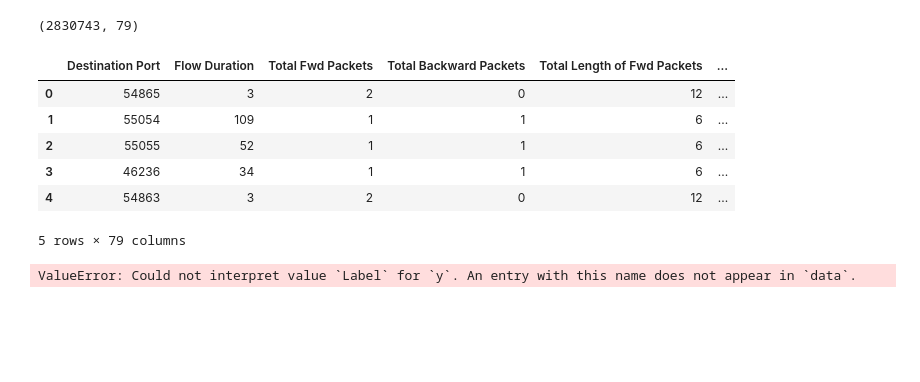
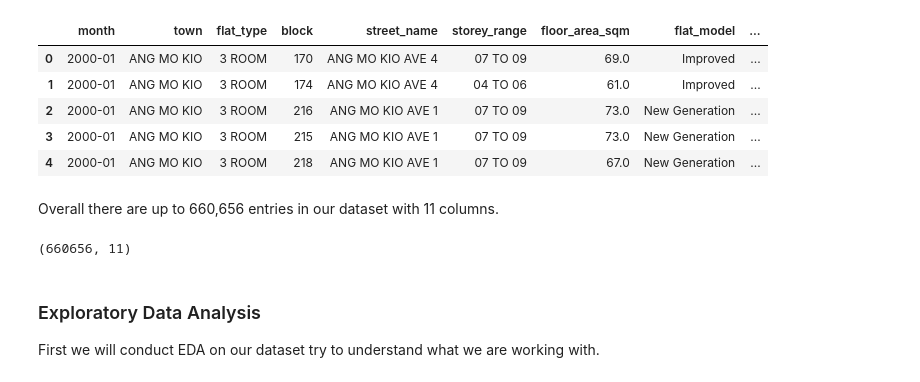
Before and after one commit to Tedyang2003/dsai-hdb-analysis, a Jupyter notebook: submission.ipynb, the cells around one changed output. Cells and saved outputs as stored; diff of their text form; code cells hidden in the pictures; blank space fills up the shorter version.

```diff
--- a/submission.ipynb
+++ b/submission.ipynb
@@ -11,26 +19,23 @@ from sklearn.model_selection import train_test_split, cross_validate
 # %%
-dataframes = []
-path = './datasets'
-for file in os.listdir(path):
-    if file[-3:] == "csv":
-        dataframes.append(pd.read_csv(f"{path}/{file}"))
+dfs = []
+for file in os.listdir('./datasets'):
+    dfs.append(pd.read_csv(f"./datasets/{file}"))
+
+df = pd.concat(dfs)
+df.head()
+# %% [output]
+|  | month | town | flat_type | block | street_name | storey_range | floor_area_sqm | flat_model | ... |
+| 0 | 2000-01 | ANG MO KIO | 3 ROOM | 170 | ANG MO KIO AVE 4 | 07 TO 09 | 69.0 | Improved | ... |
+| 1 | 2000-01 | ANG MO KIO | 3 ROOM | 174 | ANG MO KIO AVE 4 | 04 TO 06 | 61.0 | Improved | ... |
+| 2 | 2000-01 | ANG MO KIO | 3 ROOM | 216 | ANG MO KIO AVE 1 | 07 TO 09 | 73.0 | New Generation | ... |
+| 3 | 2000-01 | ANG MO KIO | 3 ROOM | 215 | ANG MO KIO AVE 1 | 07 TO 09 | 73.0 | New Generation | ... |
+| 4 | 2000-01 | ANG MO KIO | 3 ROOM | 218 | ANG MO KIO AVE 1 | 07 TO 09 | 67.0 | New Generation | ... |
-# %%
-combined_df = pd.concat(dataframes)
-print(combined_df.shape)
-combined_df.rename({
-    ' Label' : 'Label'
-})
-combined_df.head()
-# %% [output]
-(2830743, 79)
-|  | Destination Port | Flow Duration | Total Fwd Packets | Total Backward Packets | Total Length of Fwd Packets | ... |
-| 0 | 54865 | 3 | 2 | 0 | 12 | ... |
-| 1 | 55054 | 109 | 1 | 1 | 6 | ... |
-| 2 | 55055 | 52 | 1 | 1 | 6 | ... |
-| 3 | 46236 | 34 | 1 | 1 | 6 | ... |
-| 4 | 54863 | 3 | 2 | 0 | 12 | ... |
-5 rows × 79 columns
-# %%
-sns.countplot(data = combined_df, y = 'Label')
-# %% [output]
-ValueError: Could not interpret value `Label` for `y`. An entry with this name does not appear in `data`.
+# %% [markdown]
+Overall there are up to 660,656 entries in our dataset with 11 columns.
+# %%
+df.shape
+# %% [output]
+(660656, 11)
+# %% [markdown]
+### Exploratory Data Analysis
+First we will conduct EDA on our dataset try to understand what we are working with.
```
Also changed, not shown: parts of 29 cells of this notebook, 6 other files.
